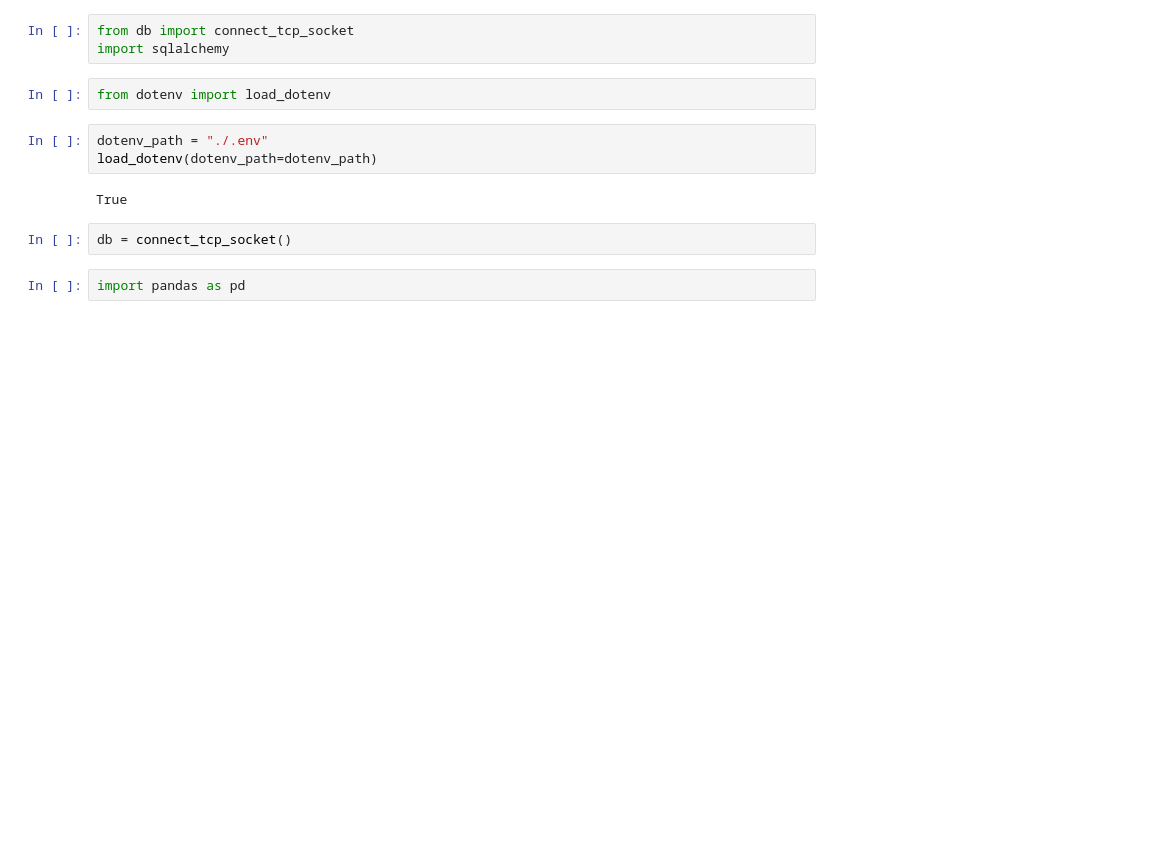
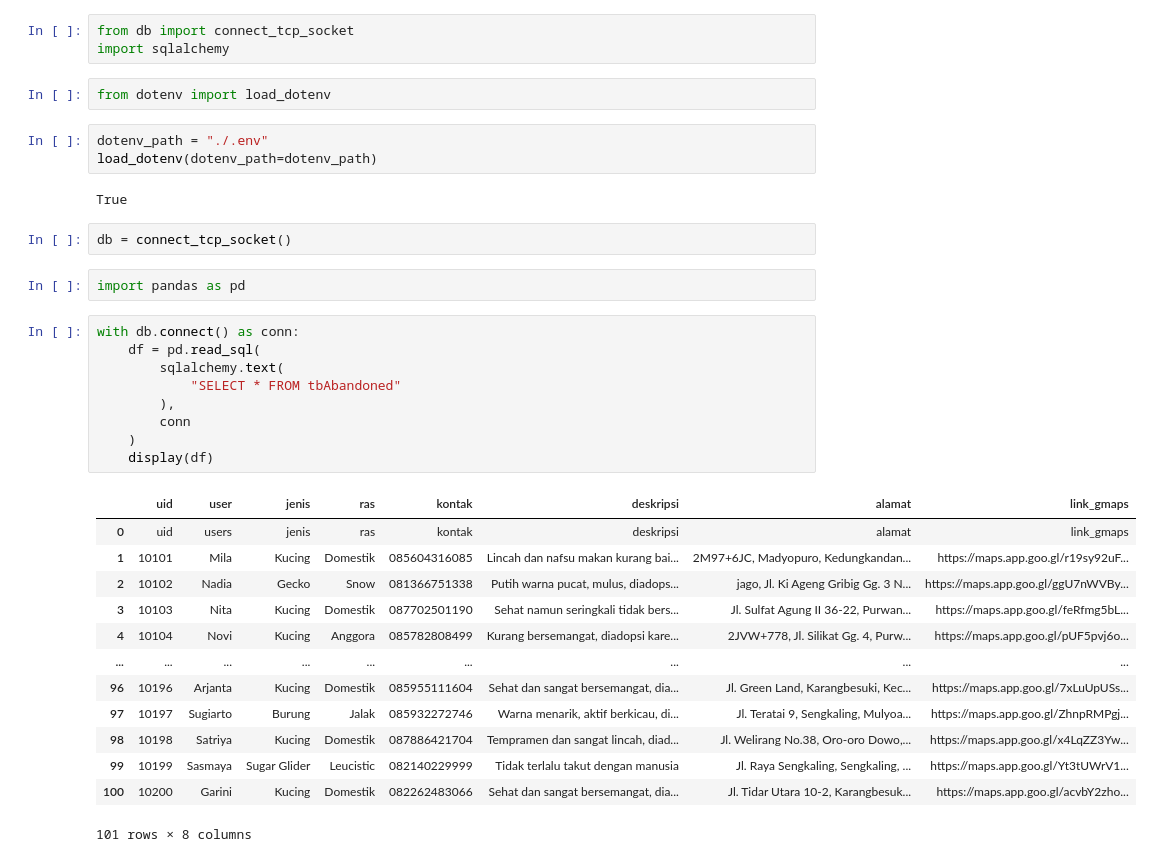
Before and after one commit to malikee00/Adoptify-API, a Jupyter notebook: test.ipynb, the cells around one changed output. Cells and saved outputs as stored; diff of their text form; blank space fills up the shorter version.

```diff
--- a/test.ipynb
+++ b/test.ipynb
@@ -12,3 +12,26 @@ True
 db = connect_tcp_socket()
 # %%
 import pandas as pd
+# %%
+with db.connect() as conn:
+    df = pd.read_sql(
+        sqlalchemy.text(
+            "SELECT * FROM tbAbandoned"
+        ),
+        conn
+    )
+    display(df)
+# %% [output]
+|  | uid | user | jenis | ras | kontak | deskripsi | alamat | link_gmaps |
+| 0 | uid | users | jenis | ras | kontak | deskripsi | alamat | link_gmaps |
+| 1 | 10101 | Mila | Kucing | Domestik | 085604316085 | Lincah dan nafsu makan kurang bai... | 2M97+6JC, Madyopuro, Kedungkandan... | https://maps.app.goo.gl/r19sy92uF... |
+| 2 | 10102 | Nadia | Gecko | Snow | 081366751338 | Putih warna pucat, mulus, diadops... | jago, Jl. Ki Ageng Gribig Gg. 3 N... | https://maps.app.goo.gl/ggU7nWVBy... |
+| 3 | 10103 | Nita | Kucing | Domestik | 087702501190 | Sehat namun seringkali tidak bers... | Jl. Sulfat Agung II 36-22, Purwan... | https://maps.app.goo.gl/feRfmg5bL... |
+| 4 | 10104 | Novi | Kucing | Anggora | 085782808499 | Kurang bersemangat, diadopsi kare... | 2JVW+778, Jl. Silikat Gg. 4, Purw... | https://maps.app.goo.gl/pUF5pvj6o... |
+| ... | ... | ... | ... | ... | ... | ... | ... | ... |
+| 96 | 10196 | Arjanta | Kucing | Domestik | 085955111604 | Sehat dan sangat bersemangat, dia... | Jl. Green Land, Karangbesuki, Kec... | https://maps.app.goo.gl/7xLuUpUSs... |
+| 97 | 10197 | Sugiarto | Burung | Jalak | 085932272746 | Warna menarik, aktif berkicau, di... | Jl. Teratai 9, Sengkaling, Mulyoa... | https://maps.app.goo.gl/ZhnpRMPgj... |
+| 98 | 10198 | Satriya | Kucing | Domestik | 087886421704 | Tempramen dan sangat lincah, diad... | Jl. Welirang No.38, Oro-oro Dowo,... | https://maps.app.goo.gl/x4LqZZ3Yw... |
+| 99 | 10199 | Sasmaya | Sugar Glider | Leucistic | 082140229999 | Tidak terlalu takut dengan manusia | Jl. Raya Sengkaling, Sengkaling, ... | https://maps.app.goo.gl/Yt3tUWrV1... |
+| 100 | 10200 | Garini | Kucing | Domestik | 082262483066 | Sehat dan sangat bersemangat, dia... | Jl. Tidar Utara 10-2, Karangbesuk... | https://maps.app.goo.gl/acvbY2zho... |
+101 rows × 8 columns
```
Also changed, not shown: parts of 3 cells of this notebook, 1 other file.
